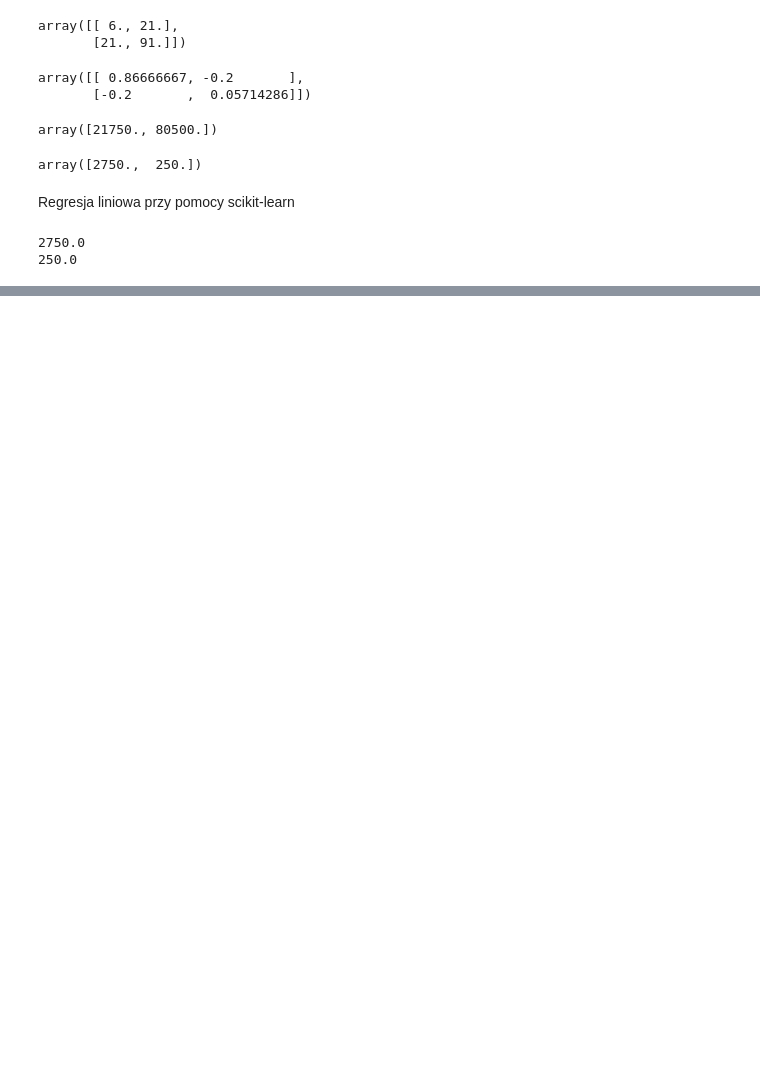
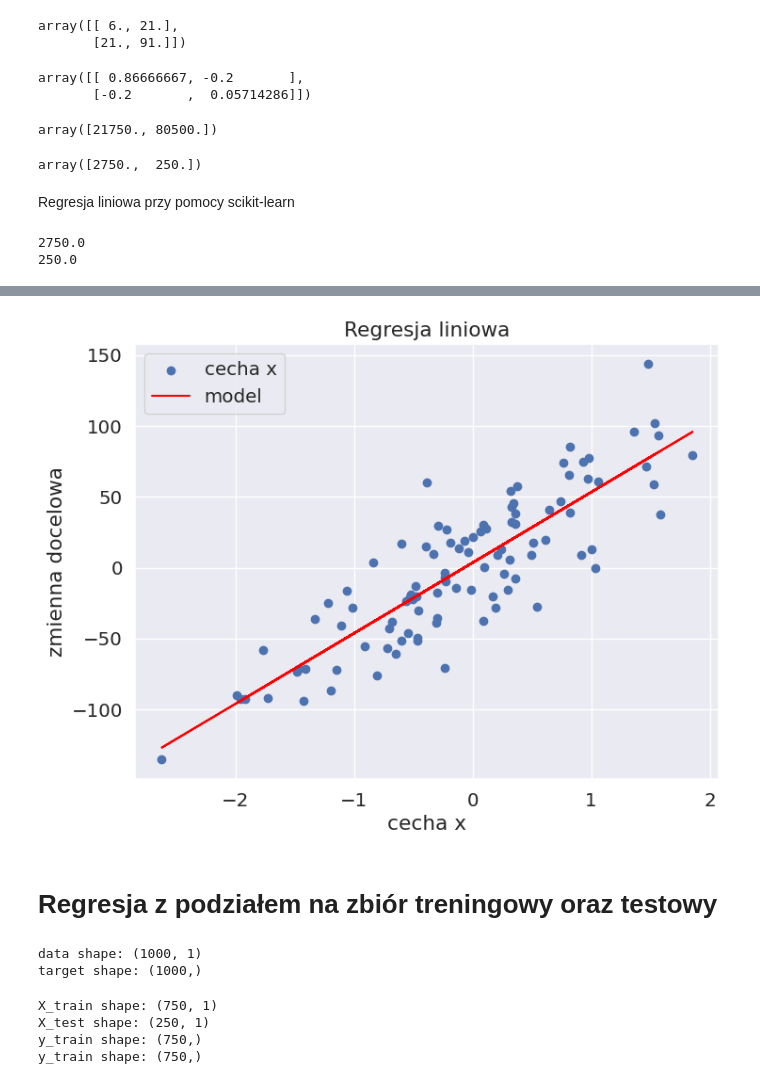
Before and after one commit to ItsMeBerk/MachineLearningCourse, a Jupyter notebook: linear_regression_1.ipynb, the cells around one changed output, grey strips where cells are left out. Saved outputs shown, nothing was run; the diff lists cells and outputs as text; code cells hidden in the pictures; blank space fills up the shorter version.

```diff
--- a/linear_regression_1.ipynb
+++ b/linear_regression_1.ipynb
@@ -87,0 +358,35 @@ print(regression.coef_[0])
+# %%
+plt.figure(figsize=(8, 6))
+plt.title('Regresja liniowa')
+plt.xlabel('cecha x')
+plt.ylabel('zmienna docelowa')
+plt.scatter(data, target, label='cecha x')
+plt.plot(data, regressor.intercept_ + regressor.coef_[0] * data, color='red', label='model')
+plt.legend()
+plt.show()
+# %% [output]
+[figure, added]
+# %% [markdown]
+# Regresja z podziałem na zbiór treningowy oraz testowy
+# %%
+data, target = make_regression(n_samples=1000, n_features=1, n_targets=1, noise=15.0, random_state=42)
+
+print(f'data shape: {data.shape}')
+print(f'target shape: {target.shape}')
+# %% [output]
+data shape: (1000, 1)
+target shape: (1000,)
+# %%
+from sklearn.model_selection import train_test_split
+
+X_train, X_test, y_train, y_test = train_test_split(data, target, test_size=0.25)
+
+print(f'X_train shape: {X_train.shape}')
+print(f'X_test shape: {X_test.shape}')
+print(f'y_train shape: {y_train.shape}')
+print(f'y_train shape: {y_train.shape}')
+# %% [output]
+X_train shape: (750, 1)
+X_test shape: (250, 1)
+y_train shape: (750,)
+y_train shape: (750,)
```
Also changed, not shown: parts of 59 cells of this notebook.
